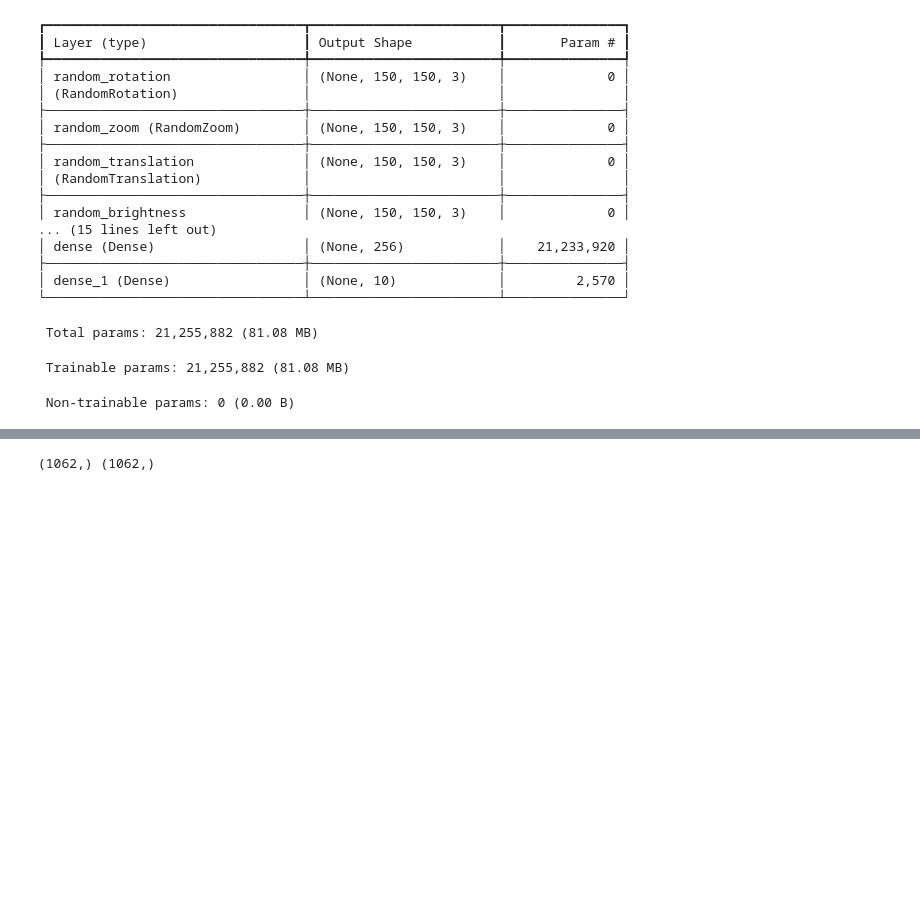
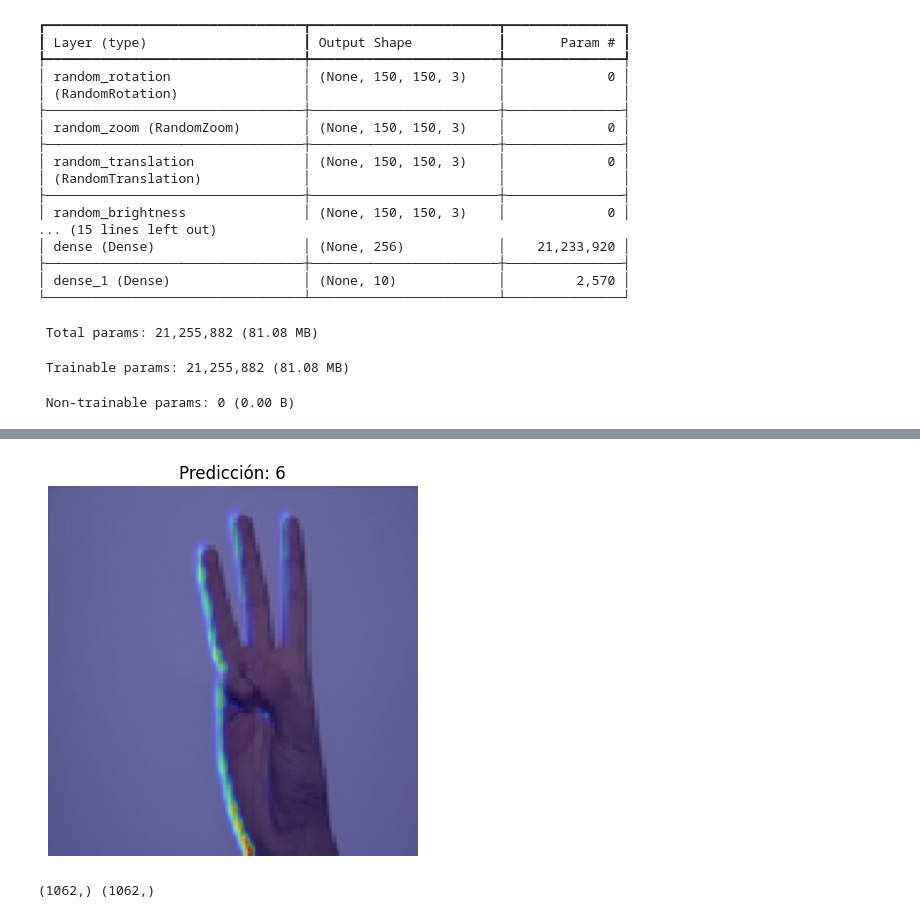
Before and after one commit to norybb/IA, a Jupyter notebook: Taller-3-Completo/taller3_base.ipynb, the cells around one changed output, grey strips where cells are left out. Saved outputs shown, nothing was run; the diff lists cells and outputs as text; code cells hidden in the pictures; blank space fills up the shorter version.

```diff
--- a/Taller-3-Completo/taller3_base.ipynb
+++ b/Taller-3-Completo/taller3_base.ipynb
@@ -180,6 +178,6 @@ modelo.save('modelo_base_combinado_128_nuevo_HDHD.keras')
 # %%
 # Cargar modelo
-modelo_cargado = tf.keras.models.load_model('modelo_base_combinado_128_nuevo_HDHD.keras')
+modelo_cargado = tf.keras.models.load_model('modelo_base.keras')
 # %%
 # Test modelo cargado
 modelo_cargado.evaluate(datos_test)
@@ -189,3 +187,38 @@ modelo_cargado.evaluate(datos_test)
+# %%
+capa_conv = [l for l in modelo_cargado.layers if "Conv" in l.__class__.__name__][-1]  # última conv
+idx = modelo_cargado.layers.index(capa_conv)
+conv_model = tf.keras.Model(modelo_cargado.inputs, capa_conv.output)
+
+# --- MITAD B: los 64 mapas -> predicción "es un 7" ---
+cls_in = tf.keras.Input(shape=capa_conv.output.shape[1:])   # entra un bloque de 72x72x64
+y = cls_in
+for capa in modelo_cargado.layers[idx+1:]:   # todas las capas DESPUÉS del corte
+    y = capa(y)
+classifier = tf.keras.Model(cls_in, y)
+
+def grad_cam(ruta, tam=150):
+    x = tf.keras.utils.img_to_array(tf.keras.utils.load_img(ruta, target_size=(tam,tam)))/255.0
+    X = tf.convert_to_tensor(x[None, ...])
+    with tf.GradientTape() as tape:
+        conv_out = conv_model(X, training=False)   # training=False apaga el augmentation
+        tape.watch(conv_out)                        # "vigilar" los mapas (clave en Keras 3)
+        pred = classifier(conv_out, training=False)
+        clase = int(tf.argmax(pred[0]))
+        score = pred[:, clase]                      # la nota de la clase ganadora
+    grads = tape.gradient(score, conv_out)          # cuánto depende la nota de cada mapa
+    pesos = tf.reduce_mean(grads, axis=(0,1,2))     # importancia de cada uno de los 64 mapas
+    mapa = tf.nn.relu(tf.reduce_sum(conv_out[0]*pesos, axis=-1))  # mezcla ponderada + solo lo positivo
+    mapa = (mapa / (tf.reduce_max(mapa)+1e-8)).numpy()
+    mapa = tf.image.resize(mapa[..., None], (tam,tam)).numpy()[..., 0]  # estirar 72x72 -> 150x150
+
+    plt.imshow(x)
+    plt.imshow(mapa, cmap="jet", alpha=0.45)        # calor encima de la foto
+    plt.title(f"Predicción: {clase}")
+    plt.axis("off"); plt.show()
+
+grad_cam("Dataset-Combinado/6/IMG_1144.JPG")
+# %% [output]
+[figure, added]
 # %%
 # Uso de metricas precision y recall para falsos positivos y falsos negativos
 y_true = []
```
Also changed, not shown: parts of 9 cells of this notebook, 21 other files.
